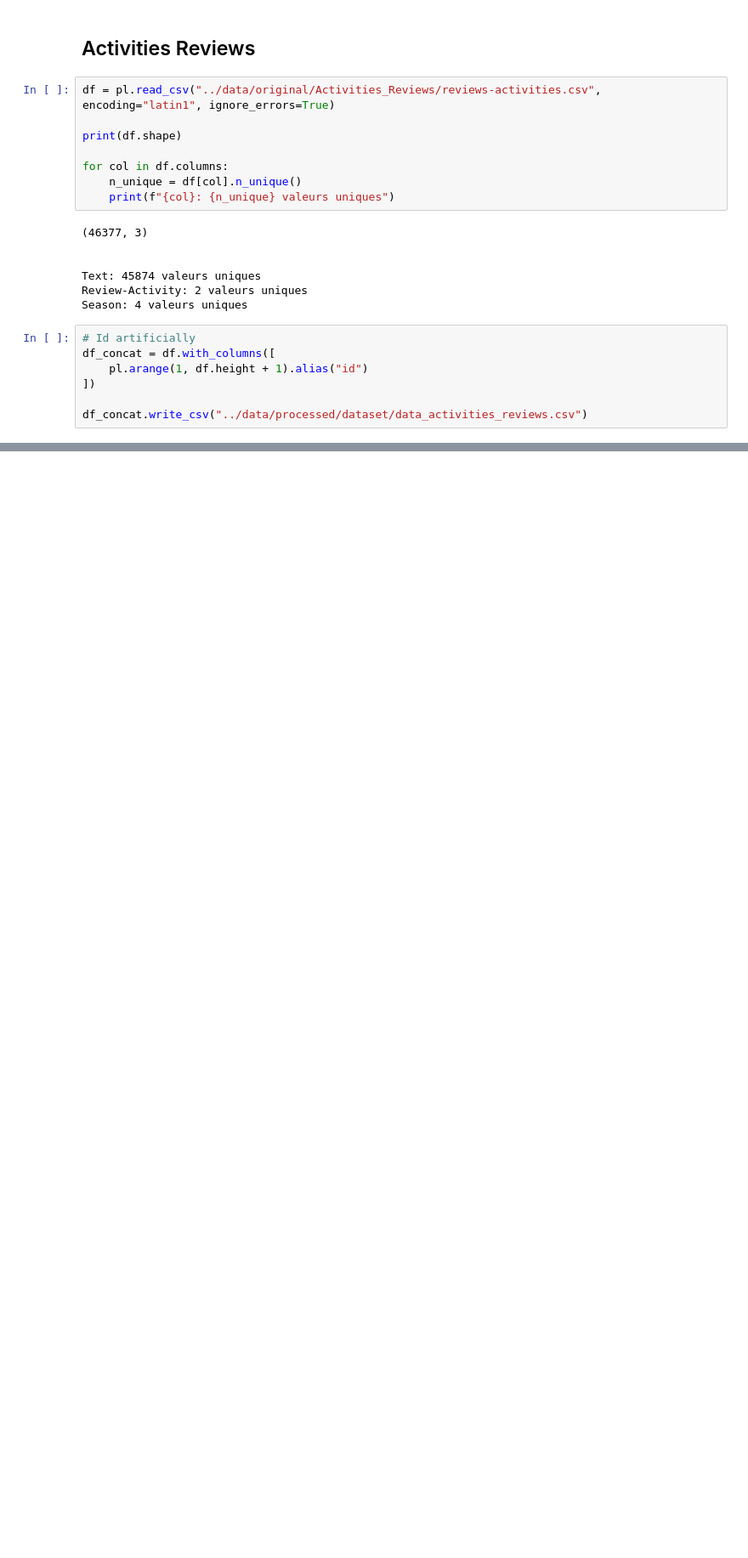
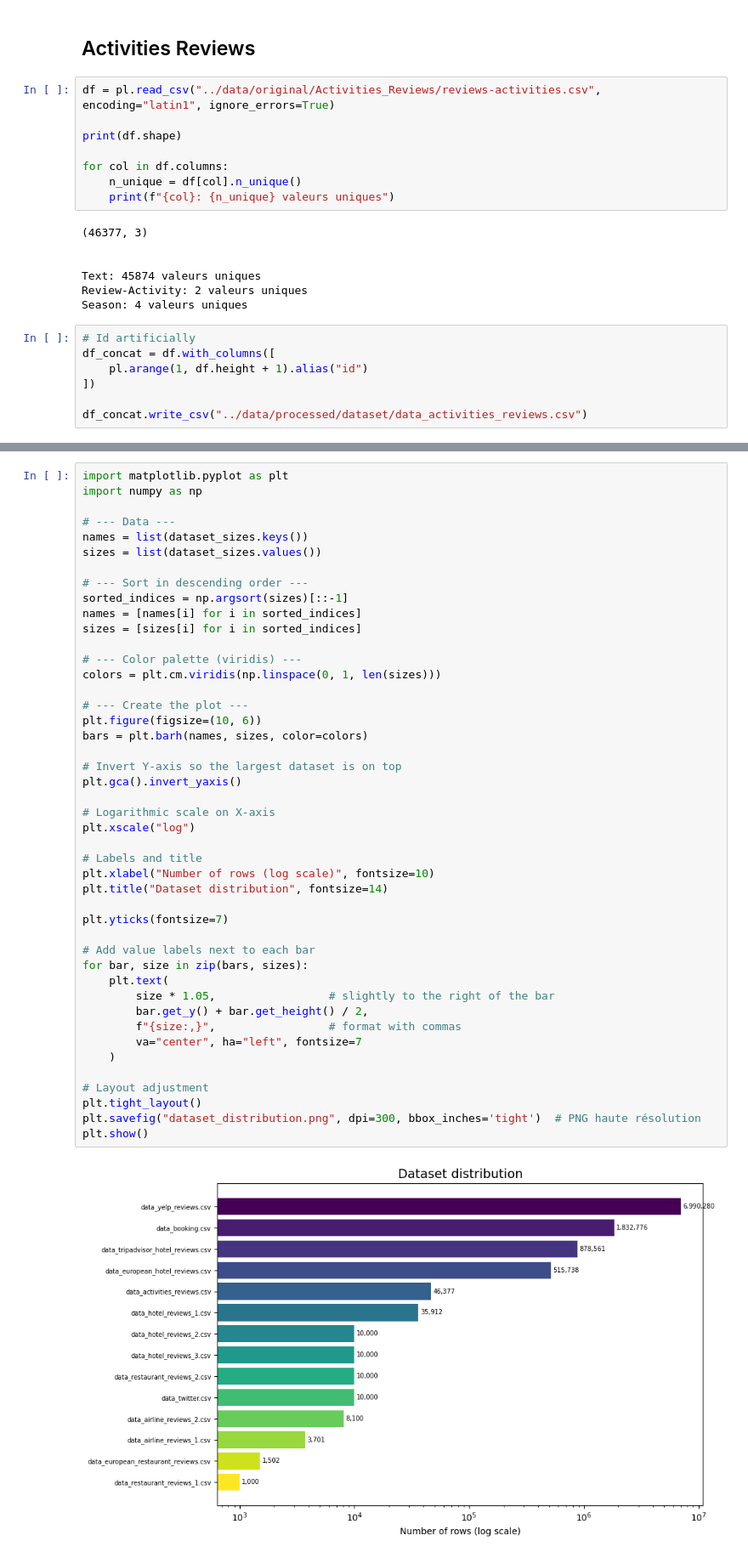
Before and after one commit to AlbinMorisseau/large-project, a Jupyter notebook: notebooks/eda_global.ipynb, the cells around one changed output, grey strips where cells are left out. Shown: that part at 85% size. Saved outputs shown, nothing was run; the diff lists cells and outputs as text; blank space fills up the shorter version.

```diff
--- a/notebooks/eda_global.ipynb
+++ b/notebooks/eda_global.ipynb
@@ -327,0 +427,47 @@ df_concat.write_csv("../data/processed/dataset/data_activities_reviews.csv")
+# %%
+import matplotlib.pyplot as plt
+import numpy as np
+
+# --- Data ---
+names = list(dataset_sizes.keys())
+sizes = list(dataset_sizes.values())
+
+# --- Sort in descending order ---
+sorted_indices = np.argsort(sizes)[::-1]
+names = [names[i] for i in sorted_indices]
+sizes = [sizes[i] for i in sorted_indices]
+
+# --- Color palette (viridis) ---
+colors = plt.cm.viridis(np.linspace(0, 1, len(sizes)))
+
+# --- Create the plot ---
+plt.figure(figsize=(10, 6))
+bars = plt.barh(names, sizes, color=colors)
+
+# Invert Y-axis so the largest dataset is on top
+plt.gca().invert_yaxis()
+
+# Logarithmic scale on X-axis
+plt.xscale("log")
+
+# Labels and title
+plt.xlabel("Number of rows (log scale)", fontsize=10)
+plt.title("Dataset distribution", fontsize=14)
+
+plt.yticks(fontsize=7)
+
+# Add value labels next to each bar
+for bar, size in zip(bars, sizes):
+    plt.text(
+        size * 1.05,                 # slightly to the right of the bar
+        bar.get_y() + bar.get_height() / 2,
+        f"{size:,}",                 # format with commas
+        va="center", ha="left", fontsize=7
+    )
+
+# Layout adjustment
+plt.tight_layout()
+plt.savefig("dataset_distribution.png", dpi=300, bbox_inches='tight')  # PNG haute résolution
+plt.show()
+# %% [output]
+[figure, added]
```
Also changed, not shown: parts of 6 cells of this notebook, 4 other files.
